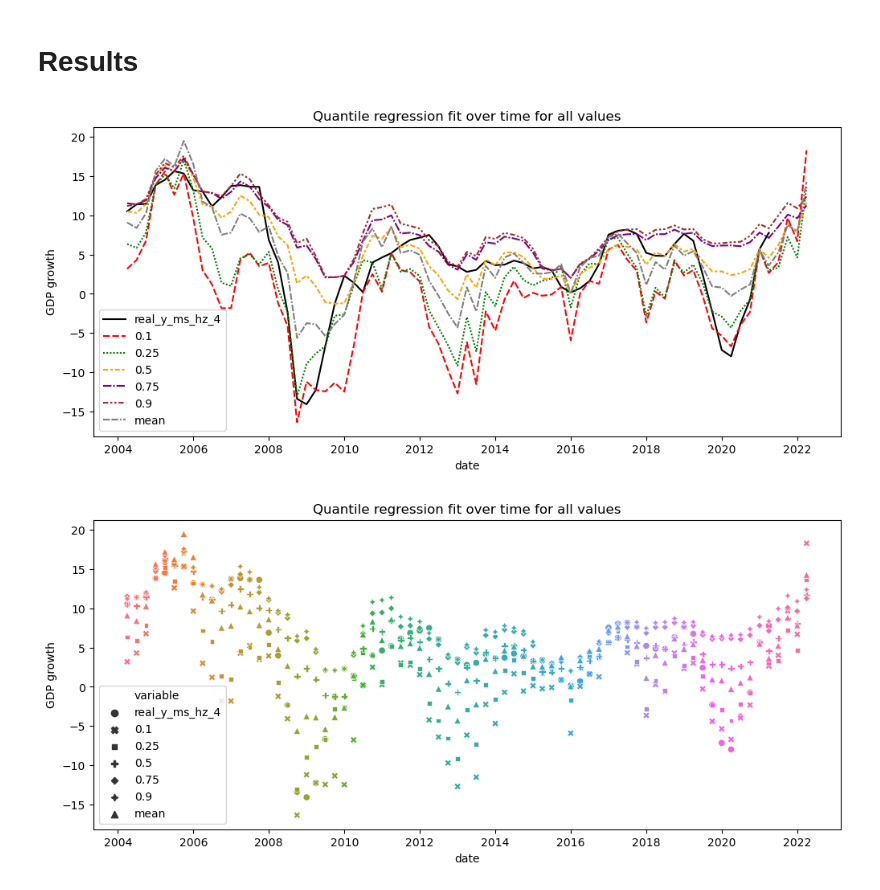
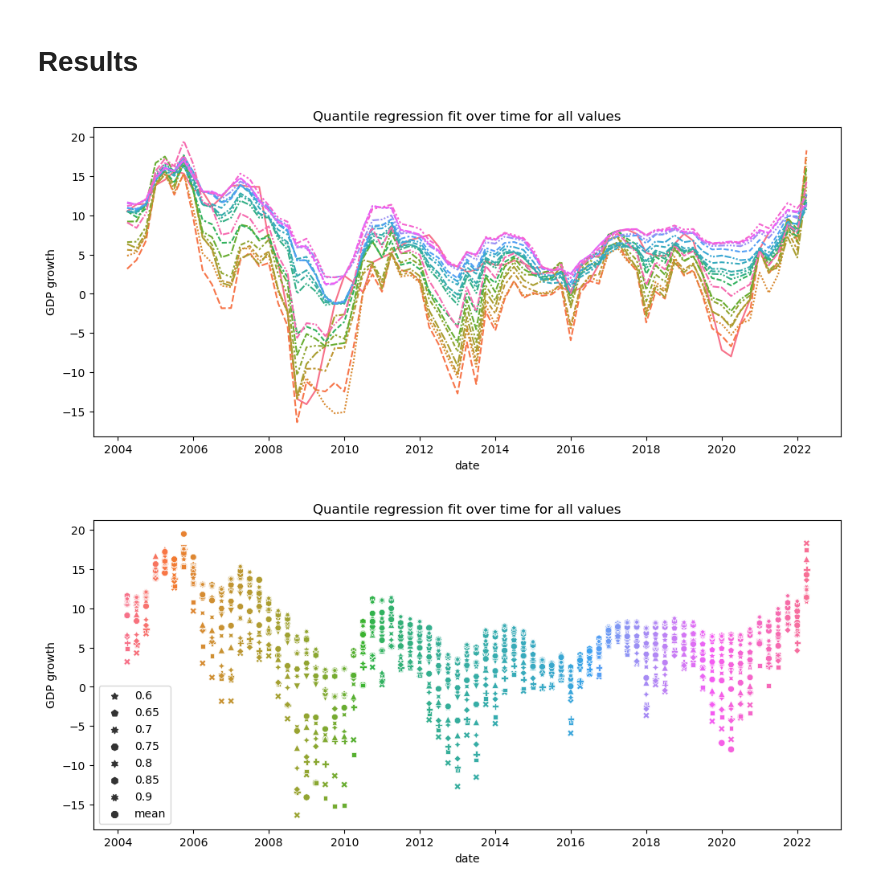
Before and after one commit to vlad-yeghiazaryan/armenian-gar, a Jupyter notebook: Modeling/GaR_estimation.ipynb, the cells around one changed output. Saved outputs shown, nothing was run; the diff lists cells and outputs as text; code cells hidden in the pictures.

```diff
--- a/Modeling/GaR_estimation.ipynb
+++ b/Modeling/GaR_estimation.ipynb
@@ -232,7 +237,9 @@ display(macro_data)
 # Quantile regression fit
 # %%
 # quantile regression fit step (2)
-quantlist = [0.1, 0.25, 0.5, 0.75, 0.9]
+# quantlist = [0.1, 0.25, 0.5, 0.75, 0.9]
+# my does 0.05 return NAs (need to check)
+quantlist = np.arange(0.1, 0.95, 0.05).round(2)
 dict_output_quantfit = run_quantfit(macro_data, quantlist=quantlist,
                                     model=sm.QuantReg, **dict_global_params)
 # %%
@@ -477,25 +509,28 @@ dict_output_segment['fig']
 # %%
 sns.reset_defaults()
 qfit_series = cond_quant_series.pivot_table(values='conditional_quantile_mean', index='date', columns='tau')
 qfit_series = pd.merge(qfit_series, macro_data[['date','real_y_ms_hz_4']], how='left', on='date')
 qfit_series = qfit_series[[qfit_series.columns[-1]] + list(qfit_series.columns[:-1])]
 qfit_series = qfit_series.set_index('date')
-palette = {
-    0.1: 'red',
-    0.25: 'green',
-    0.5: 'orange',
-    0.75: 'purple',
-    0.9: 'brown',
-    'mean': 'gray',
-    'real_y_ms_hz_4': 'black'
-}
+# palette = {
+#     0.1: 'red',
+#     0.25: 'green',
+#     0.5: 'orange',
+#     0.75: 'purple',
+#     0.9: 'brown',
+#     'mean': 'gray',
+#     'real_y_ms_hz_4': 'black'
+# }
 fig, ax = plt.subplots(figsize=(12, 5))
-sns.lineplot(data=qfit_series, palette=palette, ax=ax)
+# sns.lineplot(data=qfit_series, palette=palette, ax=ax)
+g = sns.lineplot(data=qfit_series, ax=ax)
 plt.title('Quantile regression fit over time for all values')
 plt.ylabel('GDP growth')
+# plt.savefig('../Results/QRfit_over_time.png', bbox_inches='tight', dpi=300)
+plt.legend([], [], frameon=False)
 plt.show()
 # %% [output]
-[figure, old version]
+[figure, new version]
 # %%
 qdist = qfit_series.reset_index().melt(id_vars='date', value_vars=['real_y_ms_hz_4',*quantlist, 'mean'])
 fig, ax = plt.subplots(figsize=(12, 5))
@@ -505,9 +540,10 @@ handles, labels = ax.get_legend_handles_labels()
 ax.legend(handles[-8:], labels[-8:], frameon=True)
 plt.title('Quantile regression fit over time for all values')
 plt.ylabel('GDP growth')
+# plt.savefig('../Results/QRfit_points_over_time.png', bbox_inches='tight', dpi=300)
 plt.show()
 # %% [output]
-[figure, old version]
+[figure, new version]
 # %%
 # custom outline
 sns.set_theme(style="white", palette='viridis')
```
Also changed, not shown: parts of 16 cells of this notebook, 15 other files.
